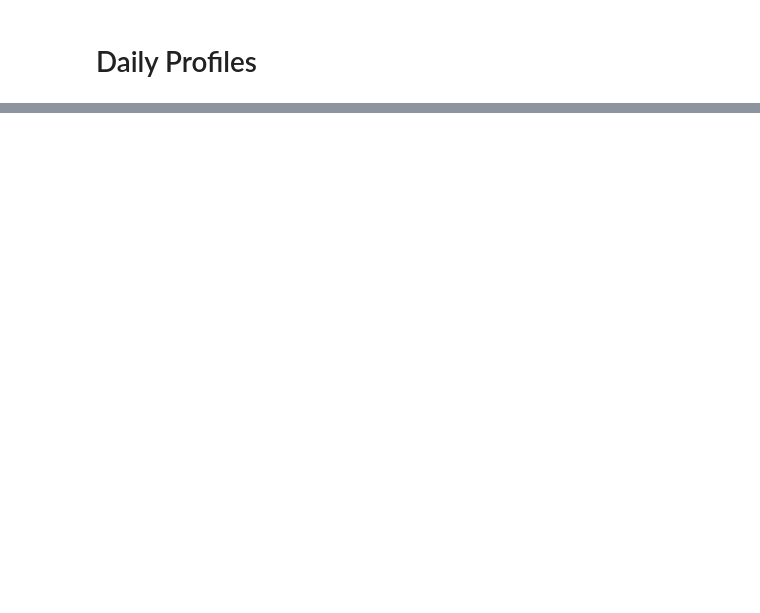
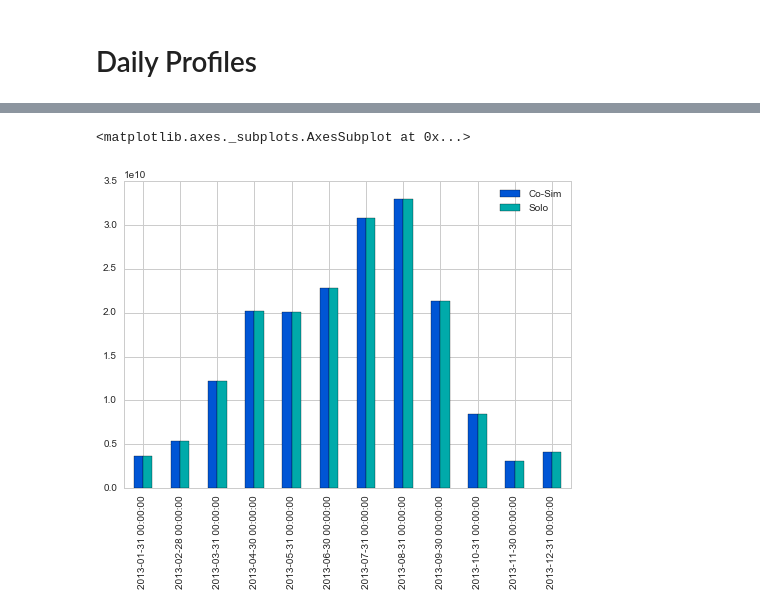
Before and after one commit to architecture-building-systems/umem-jbps-paper, a Jupyter notebook: ipy-notebooks/Simulation Analysis Graphics for Paper - HPI Building.ipynb, the cells around one changed output, grey strips where cells are left out. Cells and saved outputs as stored; diff of their text form; code cells hidden in the pictures; blank space fills up the shorter version.

```diff
--- a/ipy-notebooks/Simulation Analysis Graphics for Paper - HPI Building.ipynb
+++ b/ipy-notebooks/Simulation Analysis Graphics for Paper - HPI Building.ipynb
@@ -37,6 +37,8 @@ cooling = hpi.to_frame('total cooling energy', index=HOURS_IN_YEAR, use_key_for_
 df = pd.DataFrame({'Total Heating Energy': heating['Zone Ideal Loads Zone Total Heating Energy'],
                    'Total Cooling Energy': cooling['Zone Ideal Loads Zone Total Cooling Energy']})
 df_cosim = df*0.000000277777778
+
+eplus_cosim_radiation = hpi.to_frame('Surface Outside Face Solar Radiation Heat Gain Energy', index=HOURS_IN_YEAR, use_key_for_columns=False)
 # %%
 #hpi.dd.find_variable("Heating Energy")
 # %% [markdown]
@@ -51,6 +53,8 @@ cooling = hpi.to_frame('total cooling energy', index=HOURS_IN_YEAR, use_key_for_
 df = pd.DataFrame({'Total Heating Energy': heating['Zone Ideal Loads Zone Total Heating Energy'],
                    'Total Cooling Energy': cooling['Zone Ideal Loads Zone Total Cooling Energy']})
 df_eplus = df*0.000000277777778
+
+eplus_solo_radiation = hpi.to_frame('Surface Outside Face Solar Radiation Heat Gain Energy', index=HOURS_IN_YEAR, use_key_for_columns=False)
 # %% [markdown]
 # Get Measured Data
 # %%
@@ -218,0 +251,3 @@ plot_cosim_vs_solo(cooling, cooling_pivot, "winter", "July Avg. Daily Cooling [k
+# %%
+radiation = pd.DataFrame({'Co-Sim':eplus_cosim_radiation['Surface Outside Face Solar Radiation Heat Gain Energy'],
+                          'Solo':eplus_solo_radiation['Surface Outside Face Solar Radiation Heat Gain Energy']})
@@ -218,0 +274,5 @@ plot_cosim_vs_solo(cooling, cooling_pivot, "winter", "July Avg. Daily Cooling [k
+# %%
+radiation.resample('M').sum().plot(kind='bar')
+# %% [output]
+<matplotlib.axes._subplots.AxesSubplot at 0x...>
+[figure, added]
```
Also changed, not shown: parts of 9 cells of this notebook, 7 other files.
